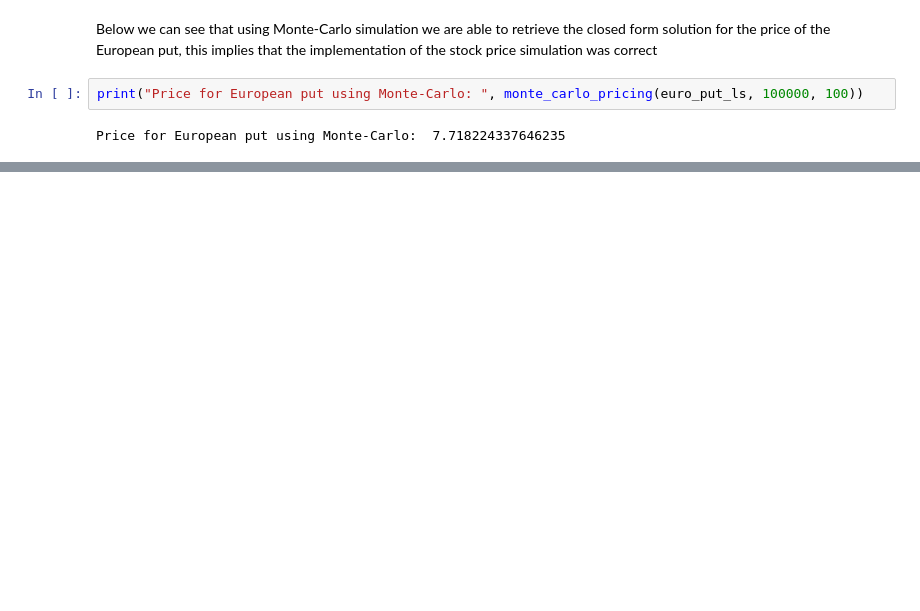
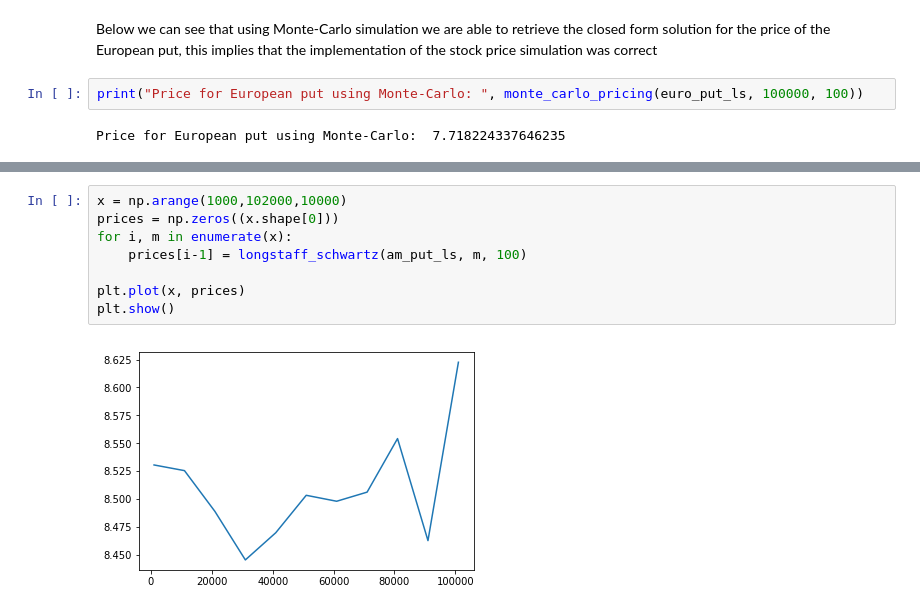
Before and after one commit to joelper/MS-E346, a Jupyter notebook: Assignments/Assignment_7.ipynb, the cells around one changed output, grey strips where cells are left out. Cells and saved outputs as stored; diff of their text form; blank space fills up the shorter version.

```diff
--- a/Assignments/Assignment_7.ipynb
+++ b/Assignments/Assignment_7.ipynb
@@ -283,0 +292,10 @@ Price for European put using Monte-Carlo:  7.718224337646235
+# %%
+x = np.arange(1000,102000,10000)
+prices = np.zeros((x.shape[0]))
+for i, m in enumerate(x):
+    prices[i-1] = longstaff_schwartz(am_put_ls, m, 100)
+
+plt.plot(x, prices)
+plt.show()
+# %% [output]
+[figure, added]
```
Also changed, not shown: parts of 4 cells of this notebook.
